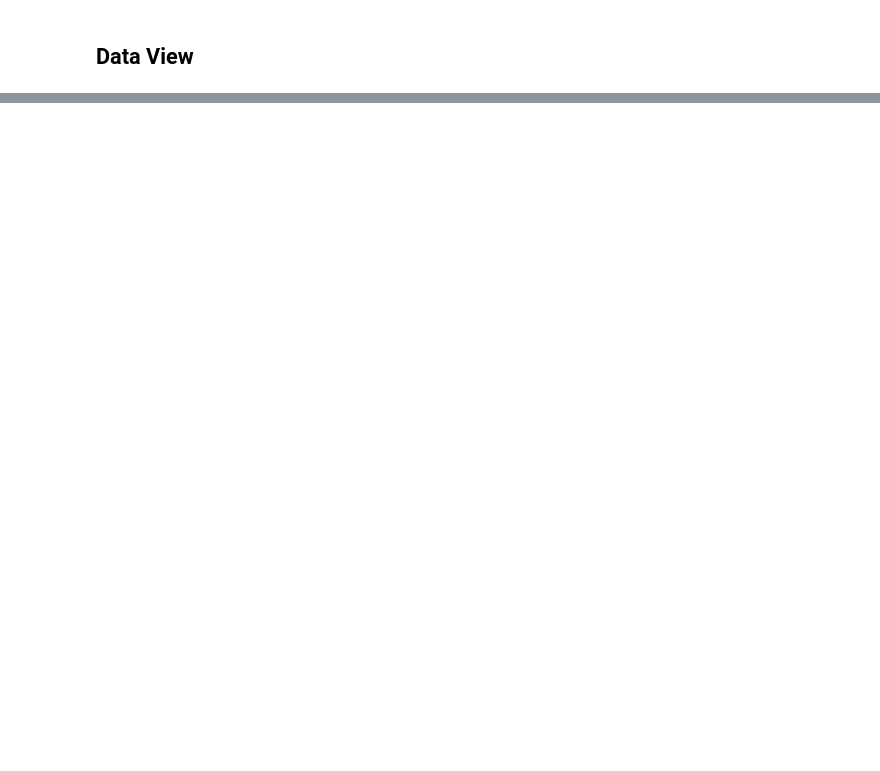
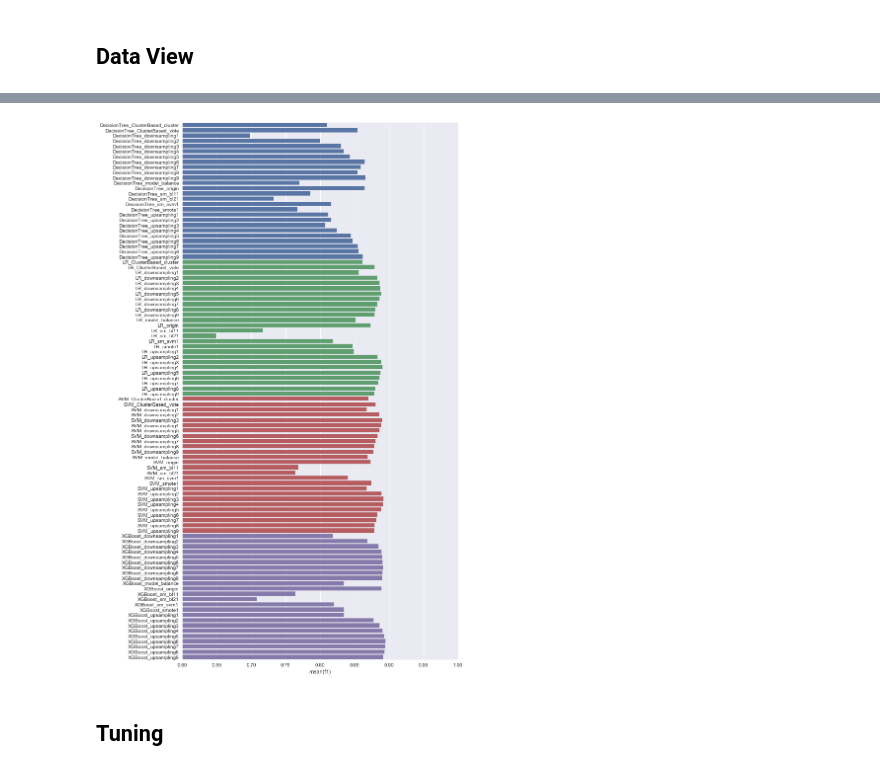
Before and after one commit to zxch3n/PulsarDetection, a Jupyter notebook: Experiment.ipynb, the cells around one changed output, grey strips where cells are left out. Cells and saved outputs as stored; diff of their text form; code cells hidden in the pictures; blank space fills up the shorter version.

Commit message:
fine tuning

```diff
--- a/Experiment.ipynb
+++ b/Experiment.ipynb
@@ -287,0 +141,6 @@ clf.cv_results_
+# %%
+plot_score(df_overall, 'f1', (0.6, 1))
+# %% [output]
+[figure, added]
+# %% [markdown]
+## Tuning
```
Also changed, not shown: parts of 36 cells of this notebook, 8 other files.
